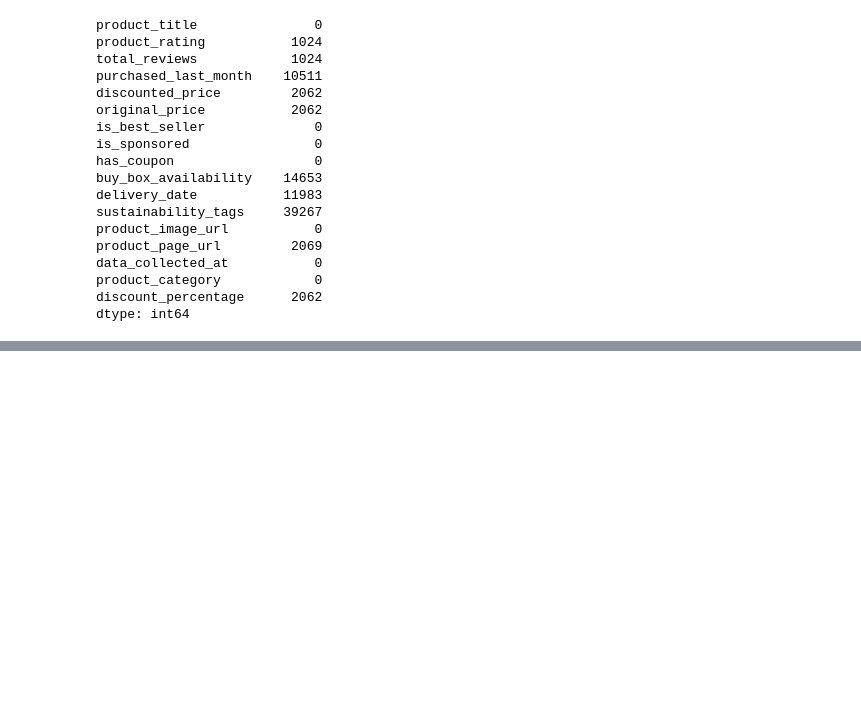
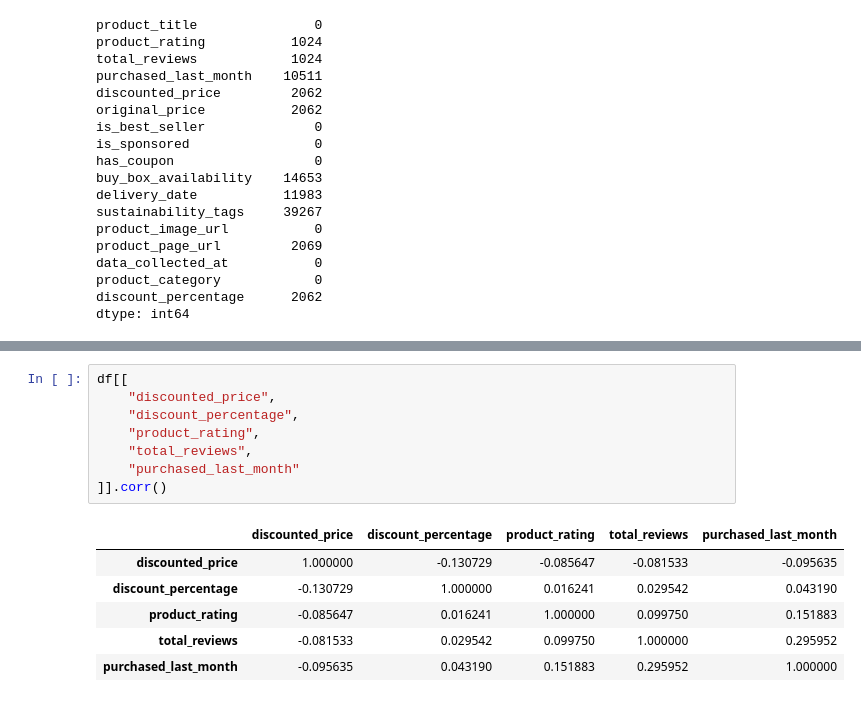
Before and after one commit to abinkgeo/daily-session-task, a Jupyter notebook: 13-01-2025/data_analysis.ipynb, the cells around one changed output, grey strips where cells are left out. Saved outputs shown, nothing was run; the diff lists cells and outputs as text; blank space fills up the shorter version.

```diff
--- a/13-01-2025/data_analysis.ipynb
+++ b/13-01-2025/data_analysis.ipynb
@@ -79,0 +150,15 @@ plt.show()
+# %%
+df[[
+    "discounted_price",
+    "discount_percentage",
+    "product_rating",
+    "total_reviews",
+    "purchased_last_month"
+]].corr()
+# %% [output]
+|  | discounted_price | discount_percentage | product_rating | total_reviews | purchased_last_month |
+| discounted_price | 1.000000 | -0.130729 | -0.085647 | -0.081533 | -0.095635 |
+| discount_percentage | -0.130729 | 1.000000 | 0.016241 | 0.029542 | 0.043190 |
+| product_rating | -0.085647 | 0.016241 | 1.000000 | 0.099750 | 0.151883 |
+| total_reviews | -0.081533 | 0.029542 | 0.099750 | 1.000000 | 0.295952 |
+| purchased_last_month | -0.095635 | 0.043190 | 0.151883 | 0.295952 | 1.000000 |
```
Also changed, not shown: parts of 12 cells of this notebook.
